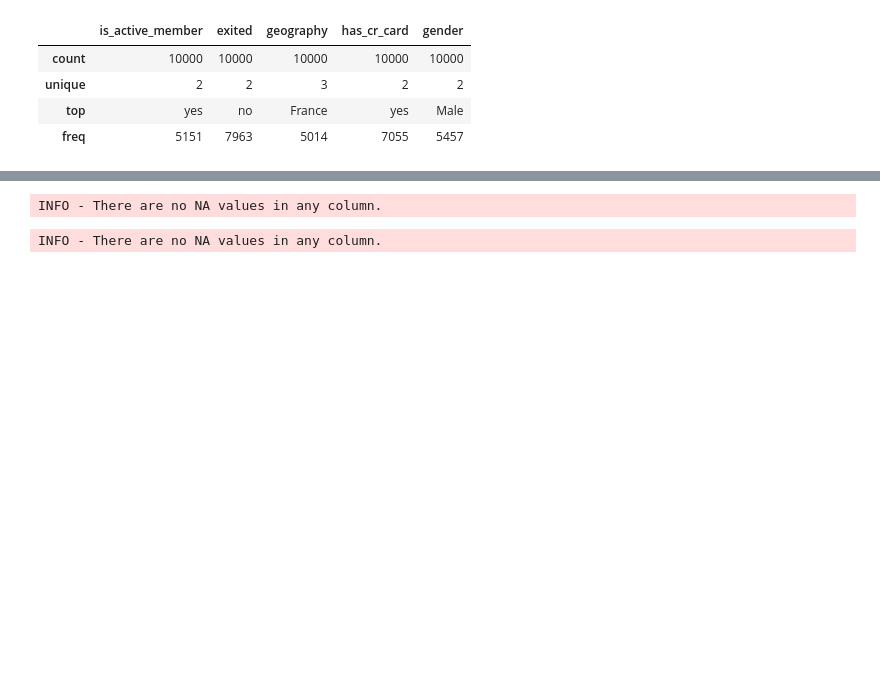
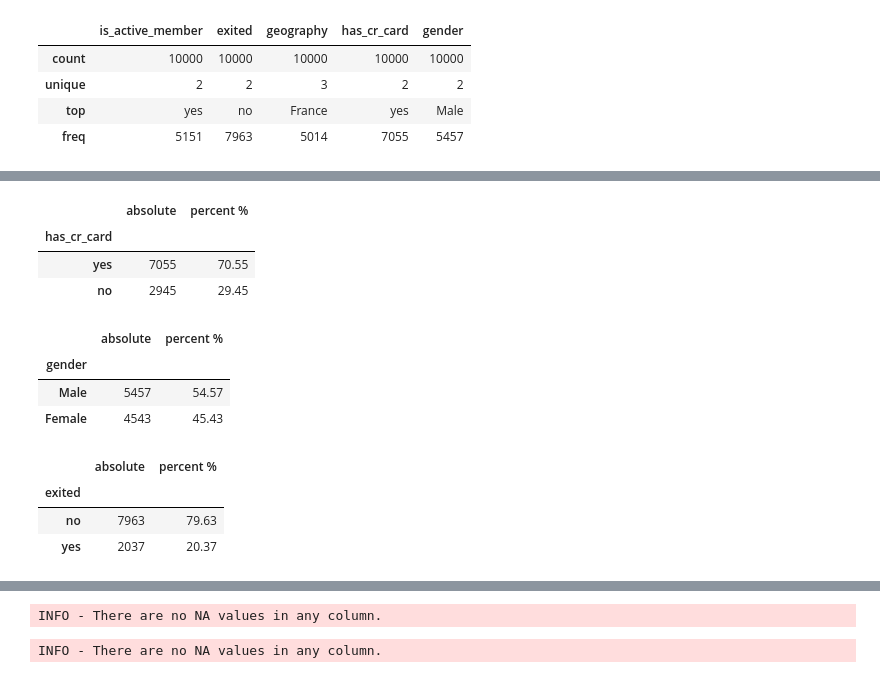
Before and after one commit to GuttoF/churn-prediction, a Jupyter notebook: churn_prediction/notebooks/c1.ipynb, the cells around one changed output, grey strips where cells are left out. Drawn from its saved outputs; the diff is of its cells as text; code cells hidden in the pictures; blank space fills up the shorter version.

```diff
--- a/churn_prediction/notebooks/c1.ipynb
+++ b/churn_prediction/notebooks/c1.ipynb
@@ -253,0 +292,21 @@ qualitative.describe(include="all")
+# %%
+ds.categorical_metrics(qualitative, "has_cr_card")
+# %% [output]
+|  | absolute | percent % |
+| has_cr_card |  |  |
+| yes | 7055 | 70.55 |
+| no | 2945 | 29.45 |
+# %%
+ds.categorical_metrics(qualitative, "gender")
+# %% [output]
+|  | absolute | percent % |
+| gender |  |  |
+| Male | 5457 | 54.57 |
+| Female | 4543 | 45.43 |
+# %%
+ds.categorical_metrics(qualitative, "exited")
+# %% [output]
+|  | absolute | percent % |
+| exited |  |  |
+| no | 7963 | 79.63 |
+| yes | 2037 | 20.37 |
```
Also changed, not shown: parts of 20 cells of this notebook, 16 other files.
